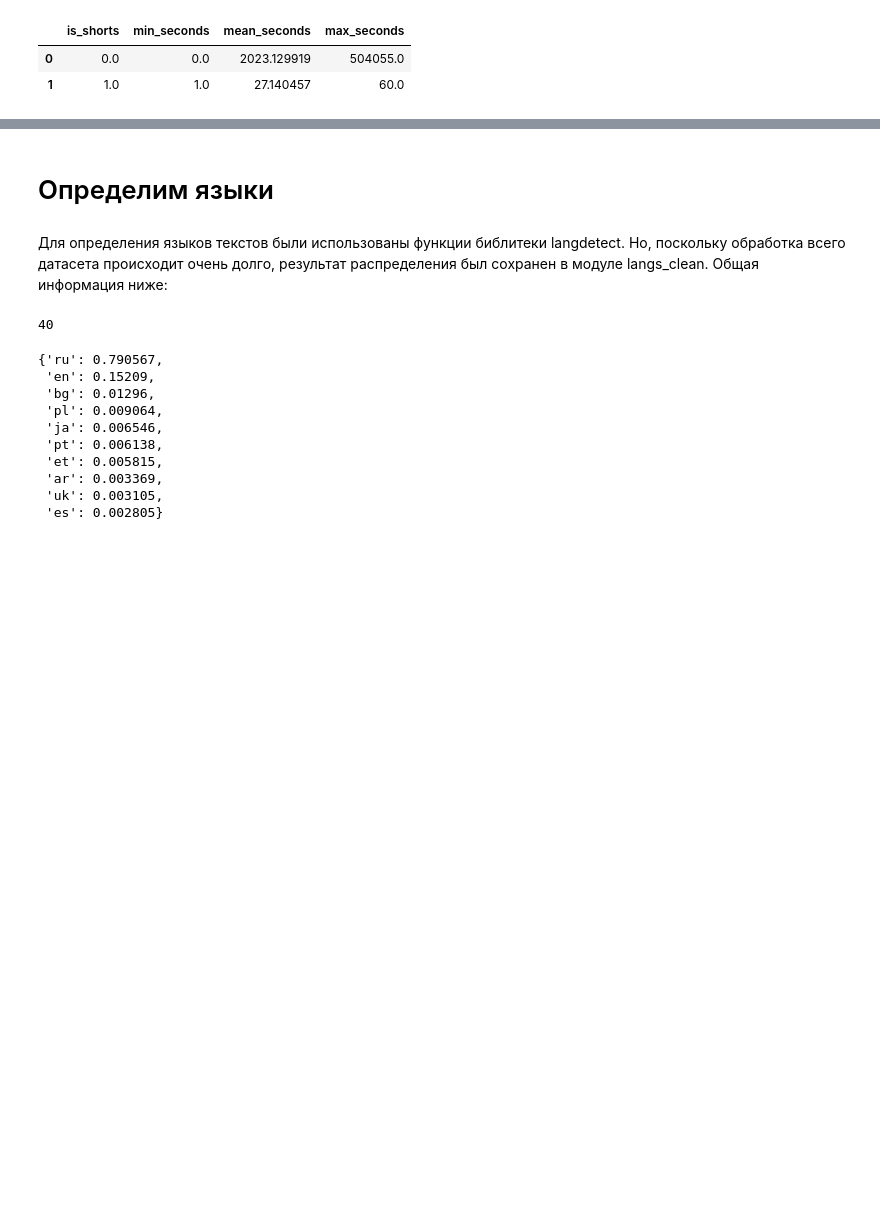
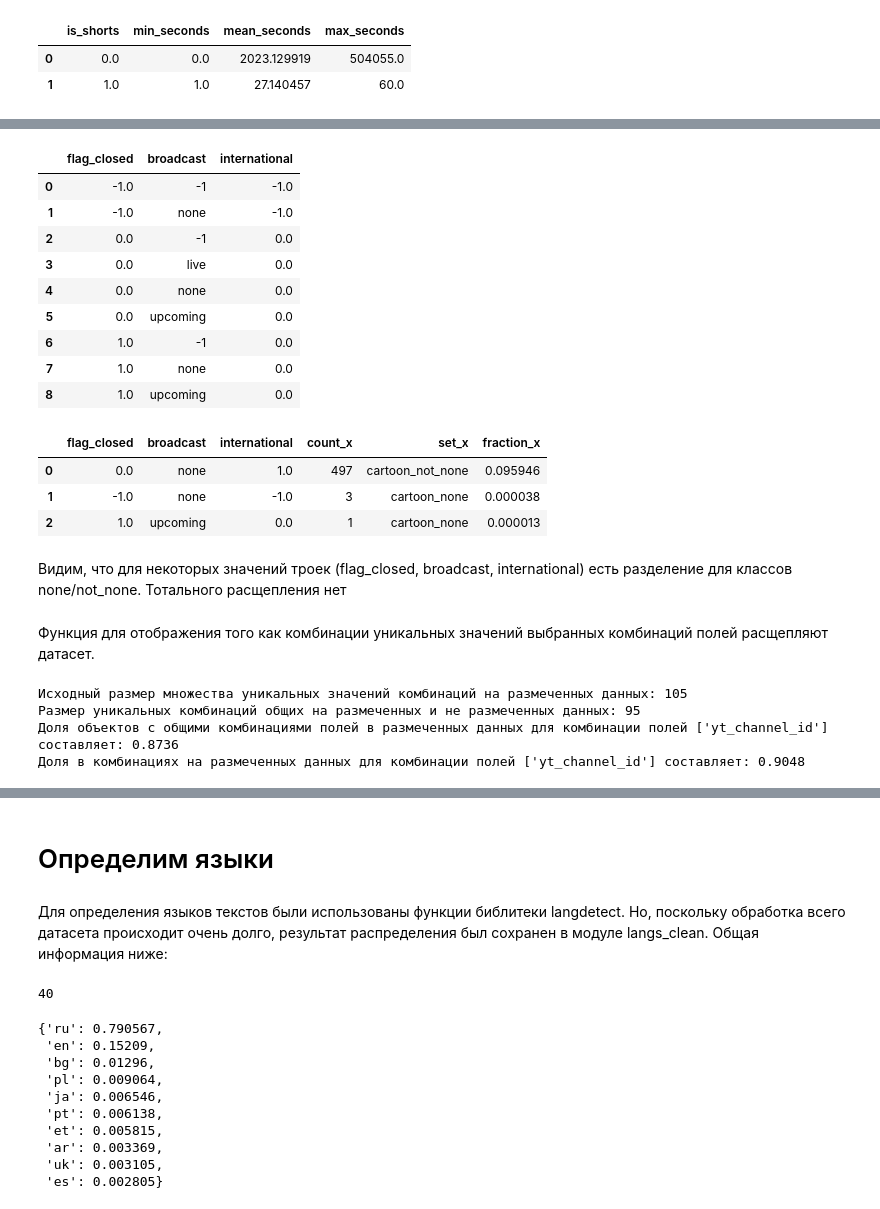
Before and after one commit to kogriv/smf, a Jupyter notebook: notebooks/01_eda.ipynb, the cells around one changed output, grey strips where cells are left out. Cells and saved outputs as stored; diff of their text form; code cells hidden in the pictures; blank space fills up the shorter version.

```diff
--- a/notebooks/01_eda.ipynb
+++ b/notebooks/01_eda.ipynb
@@ -267,0 +240,2 @@ memory usage: 10.2+ MB
+# %%
+dtr = dtr.fillna(-1)
@@ -267,0 +326,47 @@ memory usage: 10.2+ MB
+# %%
+dtr[dtr.cartoon=='none'].groupby(['flag_closed', 'broadcast', 'international']).size().reset_index().drop(columns=0)
+# %% [output]
+|  | flag_closed | broadcast | international |
+| 0 | -1.0 | -1 | -1.0 |
+| 1 | -1.0 | none | -1.0 |
+| 2 | 0.0 | -1 | 0.0 |
+| 3 | 0.0 | live | 0.0 |
+| 4 | 0.0 | none | 0.0 |
+| 5 | 0.0 | upcoming | 0.0 |
+| 6 | 1.0 | -1 | 0.0 |
+| 7 | 1.0 | none | 0.0 |
+| 8 | 1.0 | upcoming | 0.0 |
+# %%
+# Общее количество образцов в каждом классе
+total_not_none = len(dtr[dtr.cartoon != 'none'])
+total_none = len(dtr[dtr.cartoon == 'none'])
+
+# Уникальные тройки для случаев, когда cartoon != 'none', с подсчетом
+set1 = dtr[dtr.cartoon != 'none'].groupby(['flag_closed', 'broadcast', 'international']).size().reset_index(name='count')
+set1['set'] = 'cartoon_not_none'
+set1['fraction'] = set1['count'] / total_not_none
+
+# Уникальные тройки для случаев, когда cartoon == 'none', с подсчетом
+set2 = dtr[dtr.cartoon == 'none'].groupby(['flag_closed', 'broadcast', 'international']).size().reset_index(name='count')
+set2['set'] = 'cartoon_none'
+set2['fraction'] = set2['count'] / total_none
+
+# Найти тройки, которые есть в set1, но отсутствуют в set2
+diff1 = set1.merge(set2, on=['flag_closed', 'broadcast', 'international'], how='left', indicator=True).query('_merge == "left_only"').drop(columns='_merge')
+
+# Найти тройки, которые есть в set2, но отсутствуют в set1
+diff2 = set2.merge(set1, on=['flag_closed', 'broadcast', 'international'], how='left', indicator=True).query('_merge == "left_only"').drop(columns='_merge')
+
+# Объединить оба результата, чтобы получить все несовпадающие тройки
+non_matching_triples = pd.concat([diff1, diff2], ignore_index=True)
+
+non_matching_triples.drop(['count_y','set_y','fraction_y'],axis=1)
+# %% [output]
+|  | flag_closed | broadcast | international | count_x | set_x | fraction_x |
+| 0 | 0.0 | none | 1.0 | 497 | cartoon_not_none | 0.095946 |
+| 1 | -1.0 | none | -1.0 | 3 | cartoon_none | 0.000038 |
+| 2 | 1.0 | upcoming | 0.0 | 1 | cartoon_none | 0.000013 |
+# %% [markdown]
+Видим, что для некоторых значений троек (flag_closed, broadcast, international) есть разделение для классов none/not_none. Тотального расщепления нет
+# %% [markdown]
+Функция для отображения того как комбинации уникальных значений выбранных комбинаций полей расщепляют датасет.
@@ -267,0 +408,8 @@ memory usage: 10.2+ MB
+# %%
+fields = ['yt_channel_id']
+field_frac_intersect(fields)
+# %% [output]
+Исходный размер множества уникальных значений комбинаций на размеченных данных: 105
+Размер уникальных комбинаций общих на размеченных и не размеченных данных: 95
+Доля объектов с общими комбинациями полей в размеченных данных для комбинации полей ['yt_channel_id'] составляет: 0.8736
+Доля в комбинациях на размеченных данных для комбинации полей ['yt_channel_id'] составляет: 0.9048
```
Also changed, not shown: parts of 441 cells of this notebook, 26 other files.
